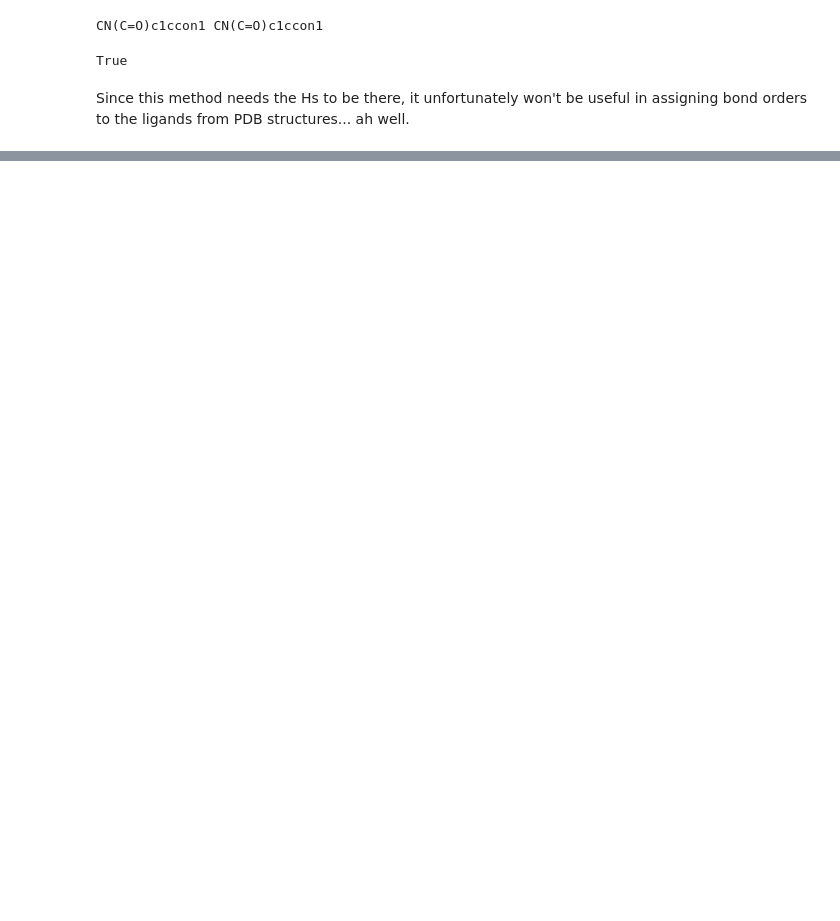
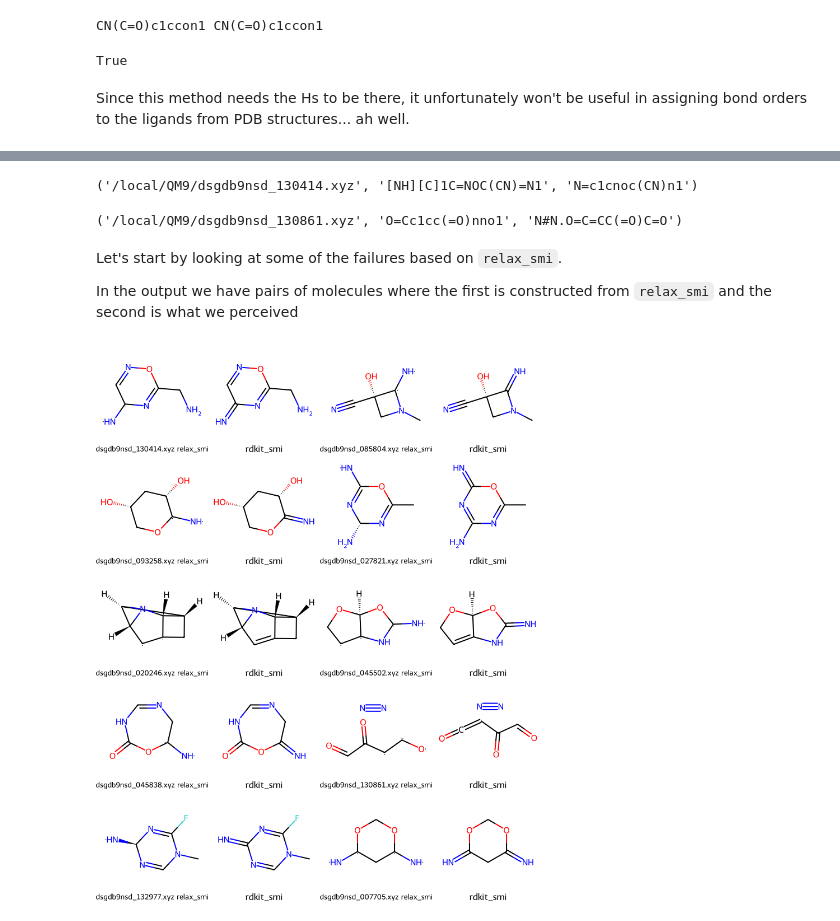
Before and after one commit to greglandrum/rdkit_blog, a Jupyter notebook: notebooks/Introducing rdDetermineBonds.ipynb, the cells around one changed output, grey strips where cells are left out. Drawn from its saved outputs; the diff is of its cells as text; code cells hidden in the pictures; blank space fills up the shorter version.

```diff
--- a/notebooks/Introducing rdDetermineBonds.ipynb
+++ b/notebooks/Introducing rdDetermineBonds.ipynb
@@ -136,7 +156,7 @@ conn_mol
 # %%
 cm = Chem.RemoveHs(conn_mol)
 osmi = Chem.MolToSmiles(cm)
-smi = Chem.CanonSmiles(smi)
+smi = Chem.CanonSmiles(relax_smi)
 print(osmi,smi)
 osmi==smi
 # %% [output]
@@ -146,0 +173,13 @@ Since this method needs the Hs to be there, it unfortunately won't be useful in
+# %%
+import glob
+import random
+random.seed(0xf00d)
+
+fns = list(glob.glob('/local/QM9/*.xyz'))
+random.shuffle(fns)
+fns = fns[:10000]
+# %%
+qm9_data = []
+for fn in fns:
+    d,gdb_smi,relax_smi = cleanup_qm9_xyz(fn)
+    qm9_data.append((fn,d,gdb_smi,relax_smi))
@@ -146,0 +188,6 @@ Since this method needs the Hs to be there, it unfortunately won't be useful in
+# %%
+has_dbl_bond_stereo=[]
+for tpl in qm9_data:
+    smi = tpl[-1]
+    if smi.find('/') != -1 or smi.find('\\') != -1:
+        print(tpl)
@@ -146,0 +253,26 @@ Since this method needs the Hs to be there, it unfortunately won't be useful in
+# %%
+relax_fails[0]
+# %% [output]
+('/local/QM9/dsgdb9nsd_130414.xyz', '[NH][C]1C=NOC(CN)=N1', 'N=c1cnoc(CN)n1')
+# %%
+gdb_fails[0]
+# %% [output]
+('/local/QM9/dsgdb9nsd_130861.xyz', 'O=Cc1cc(=O)nno1', 'N#N.O=C=CC(=O)C=O')
+# %% [markdown]
+Let's start by looking at some of the failures based on `relax_smi`.
+
+In the output we have pairs of molecules where the first is constructed from `relax_smi` and the second is what we perceived
+# %%
+import os
+failmols = []
+nms = []
+for fn,ismi,osmi in relax_fails:
+    im = Chem.MolFromSmiles(ismi)
+    om = Chem.MolFromSmiles(osmi)
+    failmols.append(im)
+    failmols.append(om)
+    nms.append(f'{os.path.basename(fn)} relax_smi')
+    nms.append('rdkit_smi')
+Draw.MolsToGridImage(failmols[:20],molsPerRow=4,legends=nms)
+# %% [output]
+[figure, added]
```
Also changed, not shown: parts of 33 cells of this notebook.
